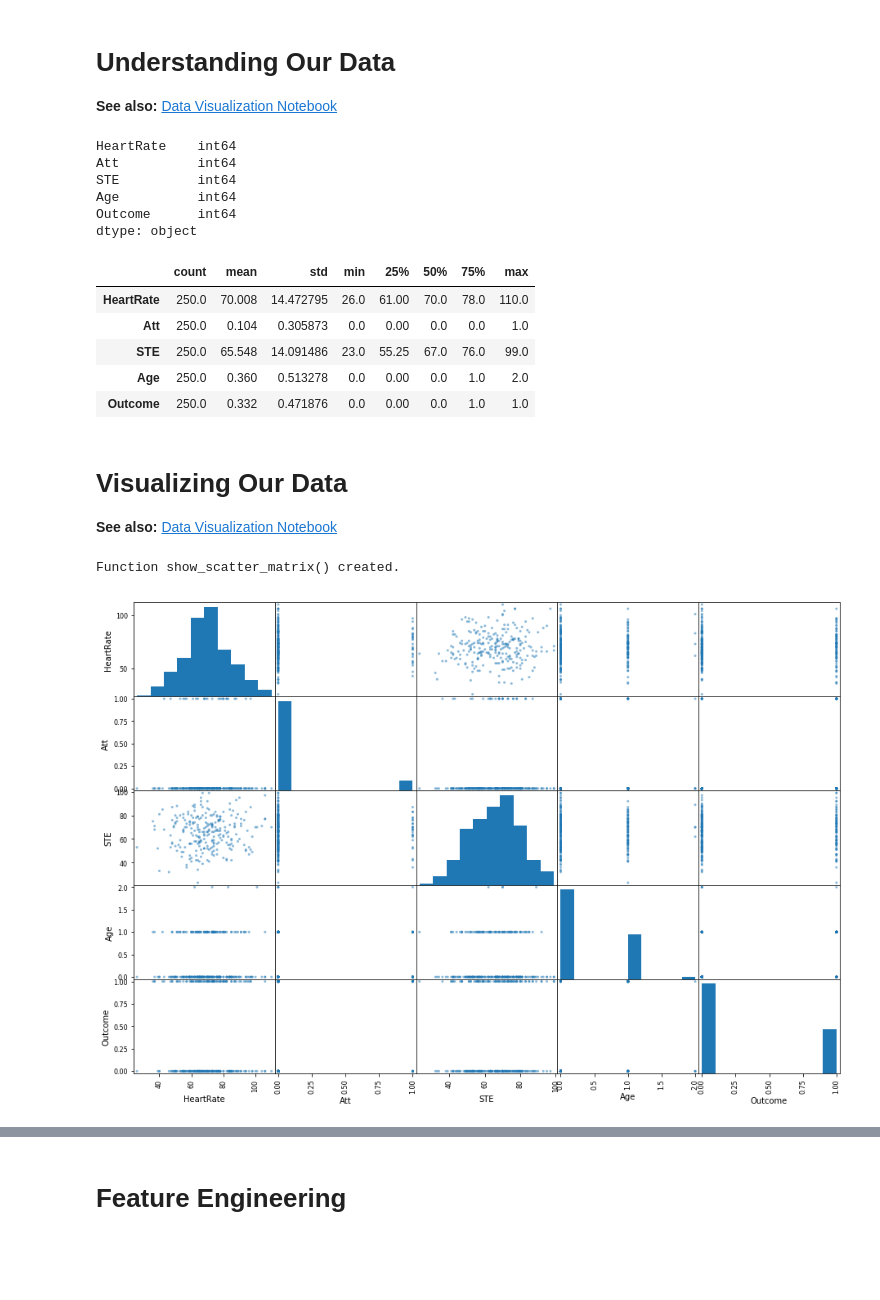
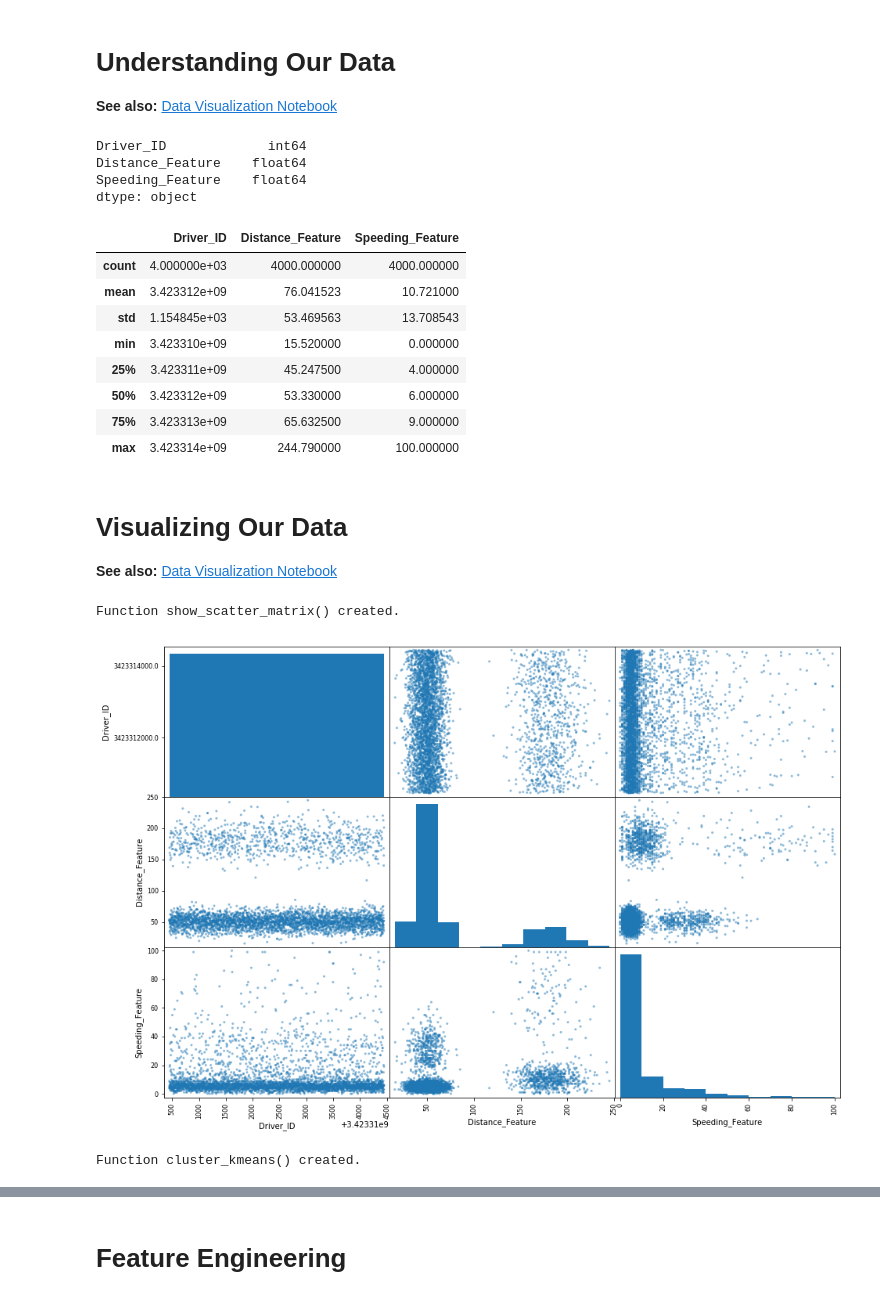
Before and after one commit to harperd/machine-learning, a Jupyter notebook: clustering-kmeans.ipynb, the cells around one changed output, grey strips where cells are left out. Cells and saved outputs as stored; diff of their text form; code cells hidden in the pictures; blank space fills up the shorter version.

Commit message:
Working on k-means

```diff
--- a/clustering-kmeans.ipynb
+++ b/clustering-kmeans.ipynb
@@ -30,4 +56,9 @@ data_header  = None
 # %%
-df_raw = pd.read_csv(data_file, header = data_header, names = features, low_memory = False)
+df_raw = pd.read_csv(
+    'data/delivery-fleet-driver-data.csv',
+    sep='\t',
+    header = 0,
+    names = [ 'Driver_ID', 'Distance_Feature', 'Speeding_Feature'],
+    low_memory = False)
 %time print(f"{len(df_raw.index)} rows read.")
 # %% [output]
@@ -49,21 +80,22 @@ df_raw.head()
 # %%
 df_raw.dtypes
 # %% [output]
-HeartRate    int64
-Att          int64
-STE          int64
-Age          int64
-Outcome      int64
+Driver_ID             int64
+Distance_Feature    float64
+Speeding_Feature    float64
 dtype: object
 # %%
-df_raw.describe(include='all').T
+df_raw.describe(include='all')
 # %% [output]
-|  | count | mean | std | min | 25% | 50% | 75% | max |
-| HeartRate | 250.0 | 70.008 | 14.472795 | 26.0 | 61.00 | 70.0 | 78.0 | 110.0 |
-| Att | 250.0 | 0.104 | 0.305873 | 0.0 | 0.00 | 0.0 | 0.0 | 1.0 |
-| STE | 250.0 | 65.548 | 14.091486 | 23.0 | 55.25 | 67.0 | 76.0 | 99.0 |
-| Age | 250.0 | 0.360 | 0.513278 | 0.0 | 0.00 | 0.0 | 1.0 | 2.0 |
-| Outcome | 250.0 | 0.332 | 0.471876 | 0.0 | 0.00 | 0.0 | 1.0 | 1.0 |
+|  | Driver_ID | Distance_Feature | Speeding_Feature |
+| count | 4.000000e+03 | 4000.000000 | 4000.000000 |
+| mean | 3.423312e+09 | 76.041523 | 10.721000 |
+| std | 1.154845e+03 | 53.469563 | 13.708543 |
+| min | 3.423310e+09 | 15.520000 | 0.000000 |
+| 25% | 3.423311e+09 | 45.247500 | 4.000000 |
+| 50% | 3.423312e+09 | 53.330000 | 6.000000 |
+| 75% | 3.423313e+09 | 65.632500 | 9.000000 |
+| max | 3.423314e+09 | 244.790000 | 100.000000 |
 # %% [markdown]
 # Visualizing Our Data
 
@@ -71,12 +103,41 @@ df_raw.describe(include='all').T
 # %%
 def show_scatter_matrix(df):
     scatter_matrix(df)
-    plt.subplots_adjust(left = 3, right = 5, top = 10, bottom = 8, wspace = None, hspace = None)
+    plt.subplots_adjust(left = 0, right = 2, top = 3, bottom = 1, wspace = None, hspace = None)
     plt.show()
 
 print("Function show_scatter_matrix() created.")
 
 show_scatter_matrix(df_raw)
 # %% [output]
 Function show_scatter_matrix() created.
-[figure, old version]
+[figure, new version]
+# %%
+# Function for K-Means clustering used in the following sections.
+def cluster_kmeans(df, k):
+    predictor = KMeans(
+        #
+        # KMeans Hyperparameters
+        #
+
+        # The number of clusters to form as well as the number of centroids to generate.
+        n_clusters = k,
+        # Method for initialization, defaults to ‘k-means++’:
+        # ‘k-means++’: selects initial cluster centers for k-mean clustering in a smart way to
+        #              speed up convergence.
+        # ‘random’: choose k observations (rows) at random from data for the initial centroids.
+        init = 'k-means++',
+        # Maximum number of iterations of the k-means algorithm for a single run.
+        max_iter = 300,
+        # Number of time the k-means algorithm will be run with different centroid seeds.
+        # The final results will be the best output of n_init consecutive runs in terms of inertia.
+        n_init = 10,
+        # Determines random number generation for centroid initialization. Use an int to
+        # make the randomness deterministic.
+        random_state = 0)
+    # Compute k-means clustering.
+    return predictor.fit_predict(df)
+
+print("Function cluster_kmeans() created.")
+# %% [output]
+Function cluster_kmeans() created.
```
Also changed, not shown: parts of 17 cells of this notebook, 1 other file.
